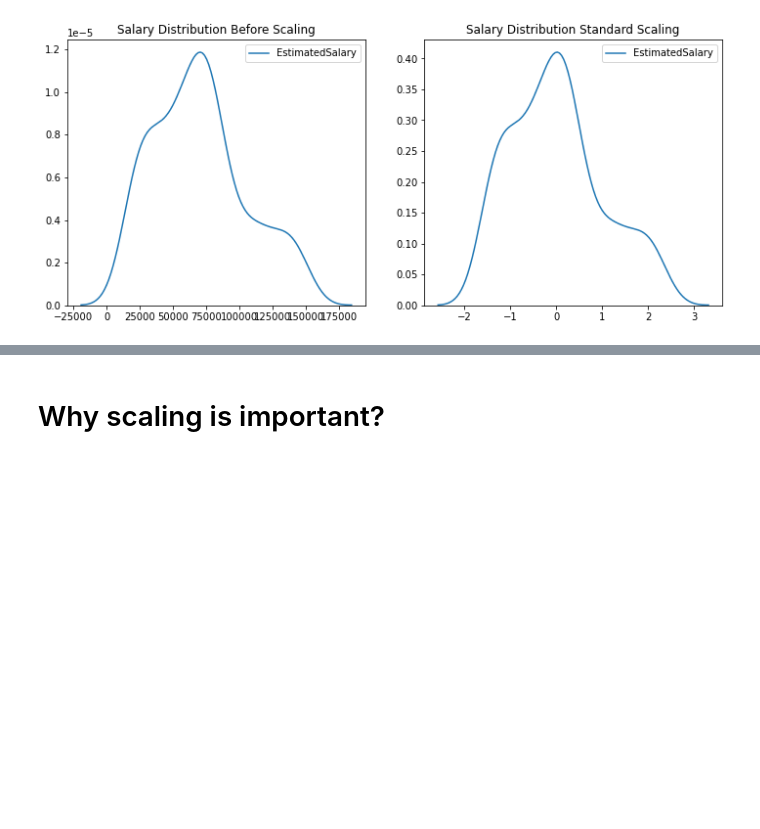
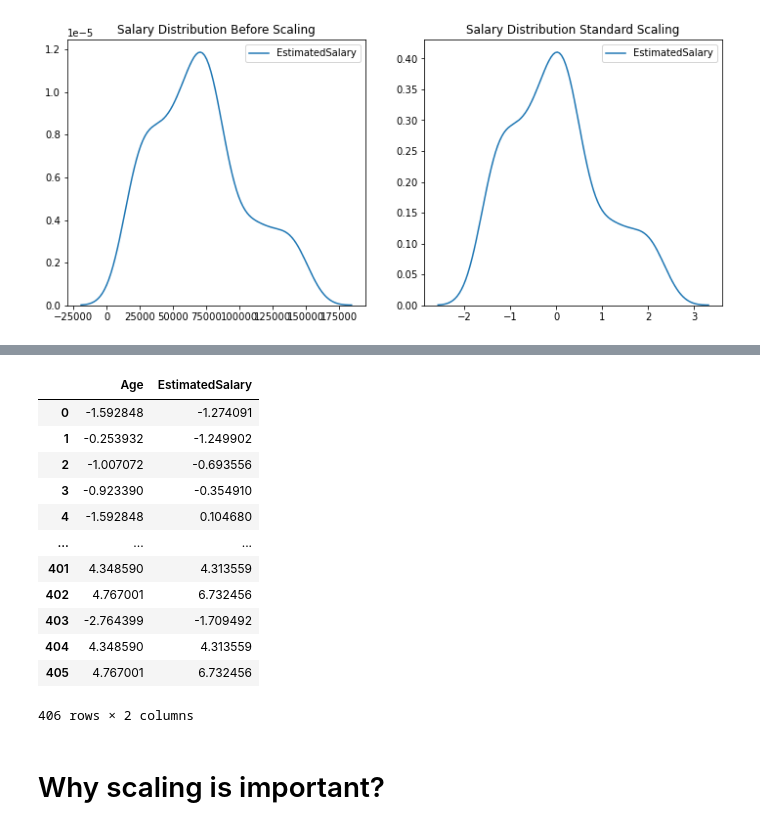
Before and after one commit to sahilkhan-7/Machine-Learning-basic-to-advance, a Jupyter notebook: Feature Engineering/standard.ipynb, the cells around one changed output, grey strips where cells are left out. Cells and saved outputs as stored; diff of their text form; code cells hidden in the pictures; blank space fills up the shorter version.

```diff
--- a/Feature Engineering/standard.ipynb
+++ b/Feature Engineering/standard.ipynb
@@ -168,3 +234,29 @@ plt.show()
+# %%
+from sklearn.preprocessing import StandardScaler
+
+scaler = StandardScaler()
+
+# fit the scaler to the train set, it will learn the parameters
+scaler.fit(df.drop('Purchased', axis = 1))
+
+# transform train and test sets
+scikit_scaled = scaler.transform(df.drop('Purchased', axis = 1))
+scikit_scaled = pd.DataFrame(scikit_scaled, columns=df.drop('Purchased', axis = 1).columns)
+scikit_scaled
+# %% [output]
+|  | Age | EstimatedSalary |
+| 0 | -1.592848 | -1.274091 |
+| 1 | -0.253932 | -1.249902 |
+| 2 | -1.007072 | -0.693556 |
+| 3 | -0.923390 | -0.354910 |
+| 4 | -1.592848 | 0.104680 |
+| ... | ... | ... |
+| 401 | 4.348590 | 4.313559 |
+| 402 | 4.767001 | 6.732456 |
+| 403 | -2.764399 | -1.709492 |
+| 404 | 4.348590 | 4.313559 |
+| 405 | 4.767001 | 6.732456 |
+406 rows × 2 columns
 # %% [markdown]
 # Why scaling is important?
 # %%
```
Also changed, not shown: parts of 15 cells of this notebook.
